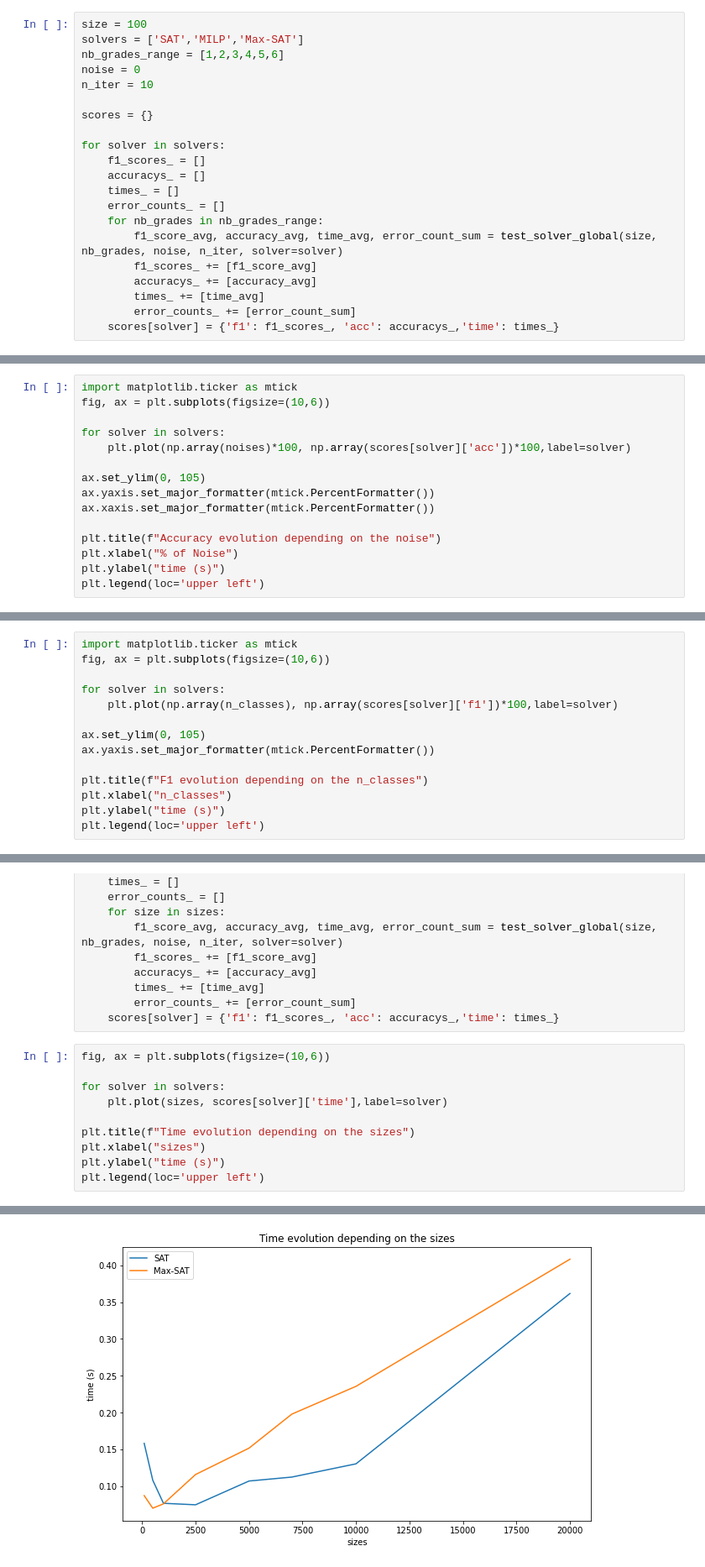
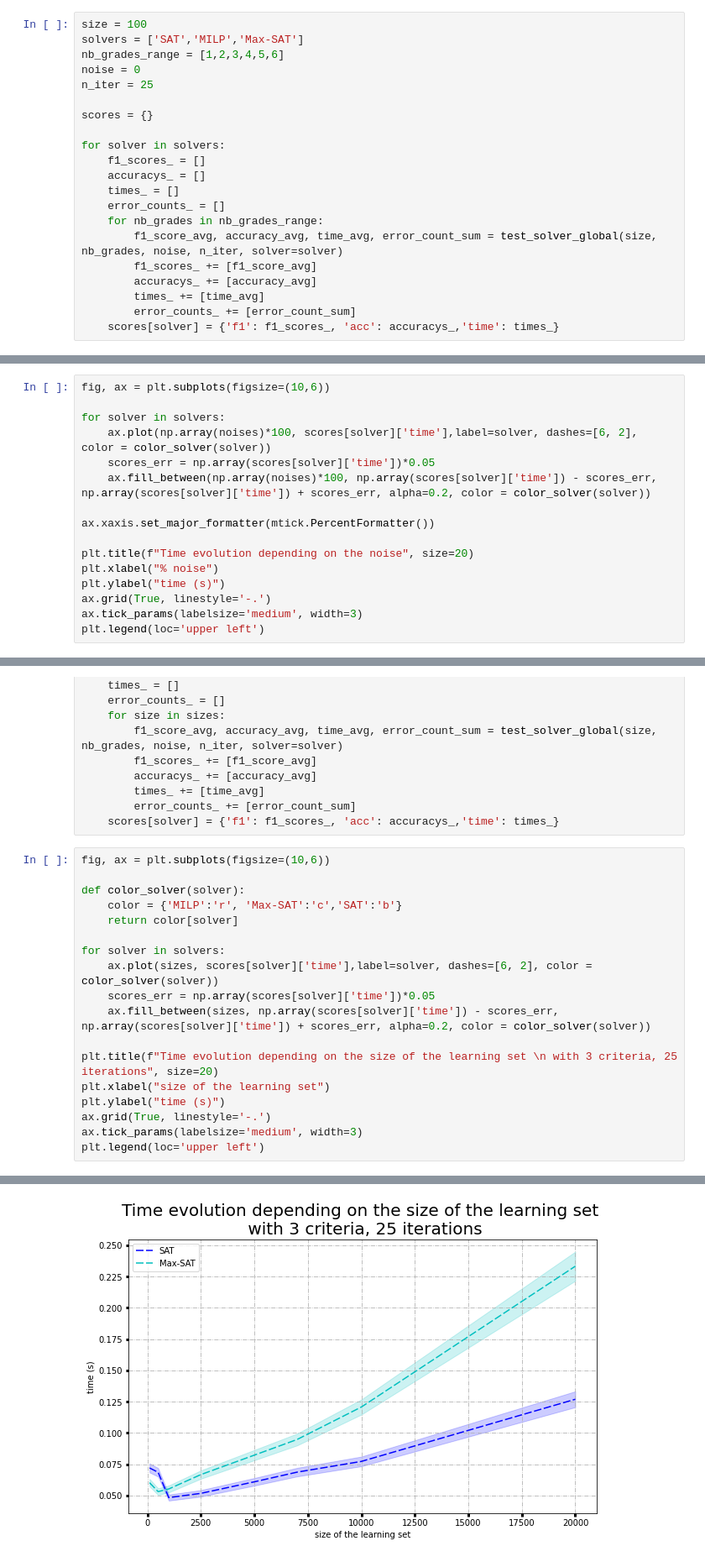
Before and after one commit to ArianeDlns/decision-system-project, a Jupyter notebook: notebook/testing_performances.ipynb, the cells around one changed output, grey strips where cells are left out. Shown at 84% size. Cells and saved outputs as stored; diff of their text form.

```diff
--- a/notebook/testing_performances.ipynb
+++ b/notebook/testing_performances.ipynb
@@ -892,7 +900,7 @@ size = 100
 solvers = ['SAT','MILP','Max-SAT']
 nb_grades_range = [1,2,3,4,5,6]
 noise = 0
-n_iter = 10
+n_iter = 25
 
 scores = {}
 
@@ -983,17 +1041,18 @@ One of the clause is not working - Fail to converges
 # %%
-import matplotlib.ticker as mtick
 fig, ax = plt.subplots(figsize=(10,6))
 
 for solver in solvers:
-    plt.plot(np.array(noises)*100, np.array(scores[solver]['acc'])*100,label=solver)
+    ax.plot(np.array(noises)*100, scores[solver]['time'],label=solver, dashes=[6, 2], color = color_solver(solver))
+    scores_err = np.array(scores[solver]['time'])*0.05
+    ax.fill_between(np.array(noises)*100, np.array(scores[solver]['time']) - scores_err, np.array(scores[solver]['time']) + scores_err, alpha=0.2, color = color_solver(solver))
 
-ax.set_ylim(0, 105)
-ax.yaxis.set_major_formatter(mtick.PercentFormatter())
 ax.xaxis.set_major_formatter(mtick.PercentFormatter())
 
-plt.title(f"Accuracy evolution depending on the noise")
-plt.xlabel("% of Noise")
+plt.title(f"Time evolution depending on the noise", size=20)
+plt.xlabel("% noise")
 plt.ylabel("time (s)")
+ax.grid(True, linestyle='-.')
+ax.tick_params(labelsize='medium', width=3)
 plt.legend(loc='upper left')
 # %% [output]
 <matplotlib.legend.Legend at 0x...>
@@ -1020,17 +1079,3 @@ for solver in solvers:
         times_ += [time_avg]
         error_counts_ += [error_count_sum]
     scores[solver] = {'f1': f1_scores_, 'acc': accuracys_,'time': times_}
-# %%
-import matplotlib.ticker as mtick
-fig, ax = plt.subplots(figsize=(10,6))
-
-for solver in solvers:
-    plt.plot(np.array(n_classes), np.array(scores[solver]['f1'])*100,label=solver)
-
-ax.set_ylim(0, 105)
-ax.yaxis.set_major_formatter(mtick.PercentFormatter())
-
-plt.title(f"F1 evolution depending on the n_classes")
-plt.xlabel("n_classes")
-plt.ylabel("time (s)")
-plt.legend(loc='upper left')
@@ -1061,13 +1140,21 @@ for solver in solvers:
 # %%
 fig, ax = plt.subplots(figsize=(10,6))
 
+def color_solver(solver):
+    color = {'MILP':'r', 'Max-SAT':'c','SAT':'b'}
+    return color[solver]
+
 for solver in solvers:
-    plt.plot(sizes, scores[solver]['time'],label=solver)
+    ax.plot(sizes, scores[solver]['time'],label=solver, dashes=[6, 2], color = color_solver(solver))
+    scores_err = np.array(scores[solver]['time'])*0.05
+    ax.fill_between(sizes, np.array(scores[solver]['time']) - scores_err, np.array(scores[solver]['time']) + scores_err, alpha=0.2, color = color_solver(solver))
 
-plt.title(f"Time evolution depending on the sizes")
-plt.xlabel("sizes")
+plt.title(f"Time evolution depending on the size of the learning set \n with 3 criteria, 25 iterations", size=20)
+plt.xlabel("size of the learning set")
 plt.ylabel("time (s)")
+ax.grid(True, linestyle='-.')
+ax.tick_params(labelsize='medium', width=3)
 plt.legend(loc='upper left')
 # %% [output]
 <matplotlib.legend.Legend at 0x...>
-[figure, old version]
+[figure, new version]
```
Also changed, not shown: parts of 9 cells of this notebook.
